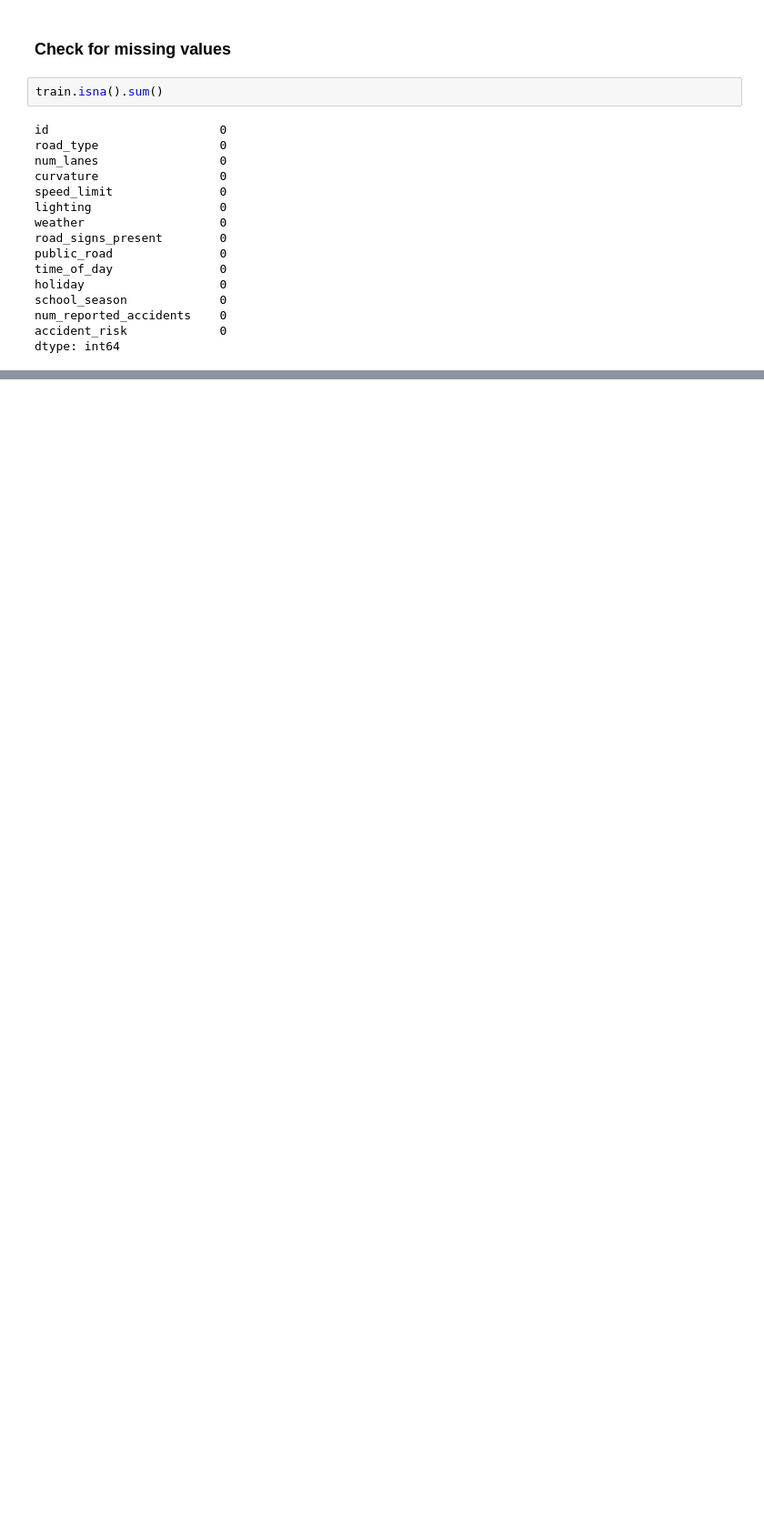
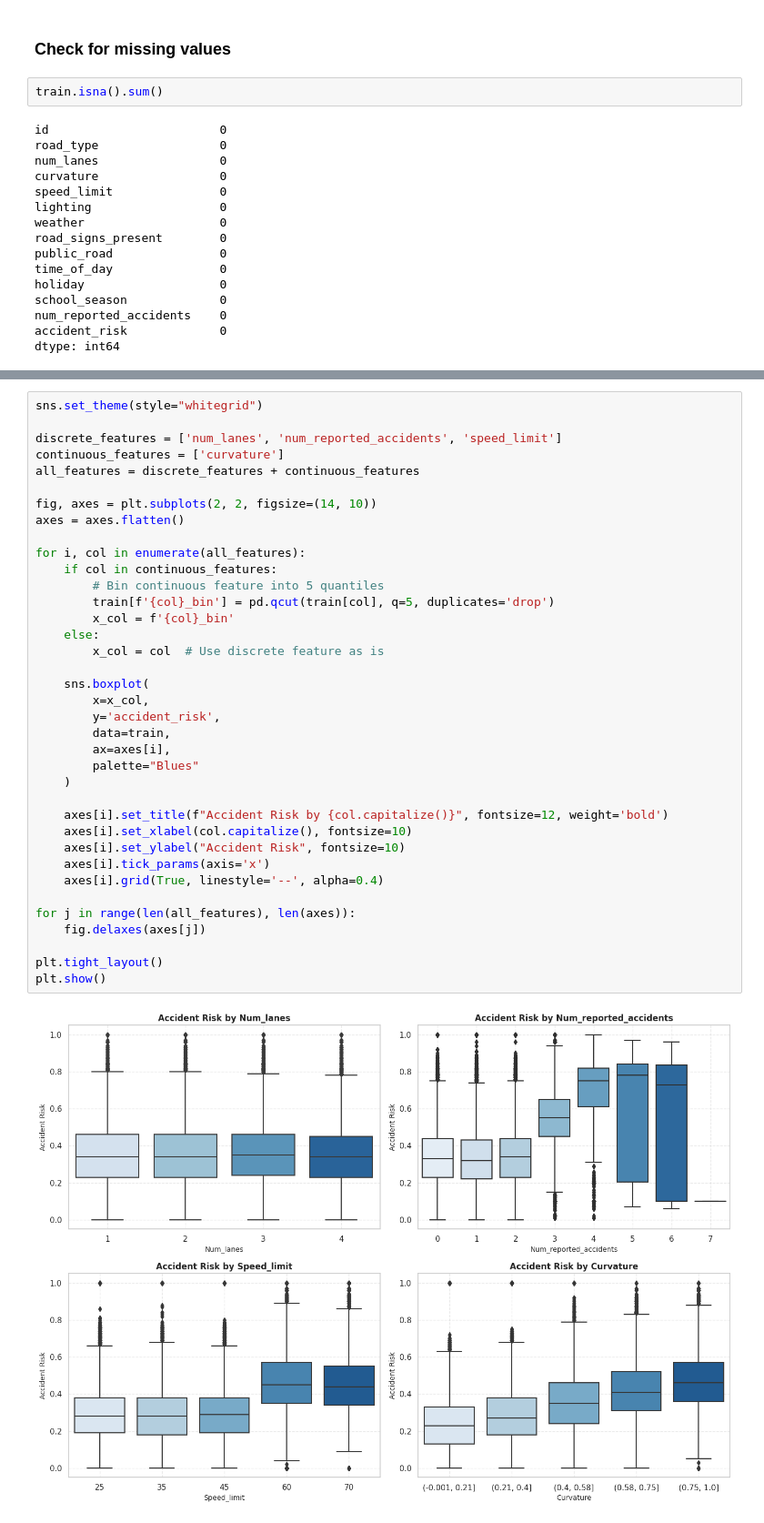
Before and after one commit to assil-barhoumi/accident-risk-prediction, a Jupyter notebook: accident_risk_prediction.ipynb, the cells around one changed output, grey strips where cells are left out. Shown: that part at 91% size. Drawn from its saved outputs; the diff is of its cells as text; blank space fills up the shorter version.

```diff
--- a/accident_risk_prediction.ipynb
+++ b/accident_risk_prediction.ipynb
@@ -76,0 +145,39 @@ dtype: int64
+# %%
+sns.set_theme(style="whitegrid")
+
+discrete_features = ['num_lanes', 'num_reported_accidents', 'speed_limit']
+continuous_features = ['curvature']
+all_features = discrete_features + continuous_features
+
+fig, axes = plt.subplots(2, 2, figsize=(14, 10))
+axes = axes.flatten()
+
+for i, col in enumerate(all_features):
+    if col in continuous_features:
+        # Bin continuous feature into 5 quantiles
+        train[f'{col}_bin'] = pd.qcut(train[col], q=5, duplicates='drop')
+        x_col = f'{col}_bin'
+    else:
+        x_col = col  # Use discrete feature as is
+
+    sns.boxplot(
+        x=x_col,
+        y='accident_risk',
+        data=train,
+        ax=axes[i],
+        palette="Blues"
+    )
+
+    axes[i].set_title(f"Accident Risk by {col.capitalize()}", fontsize=12, weight='bold')
+    axes[i].set_xlabel(col.capitalize(), fontsize=10)
+    axes[i].set_ylabel("Accident Risk", fontsize=10)
+    axes[i].tick_params(axis='x')
+    axes[i].grid(True, linestyle='--', alpha=0.4)
+
+for j in range(len(all_features), len(axes)):
+    fig.delaxes(axes[j])
+
+plt.tight_layout()
+plt.show()
+# %% [output]
+[figure, added]
```
Also changed, not shown: parts of 7 cells of this notebook.
